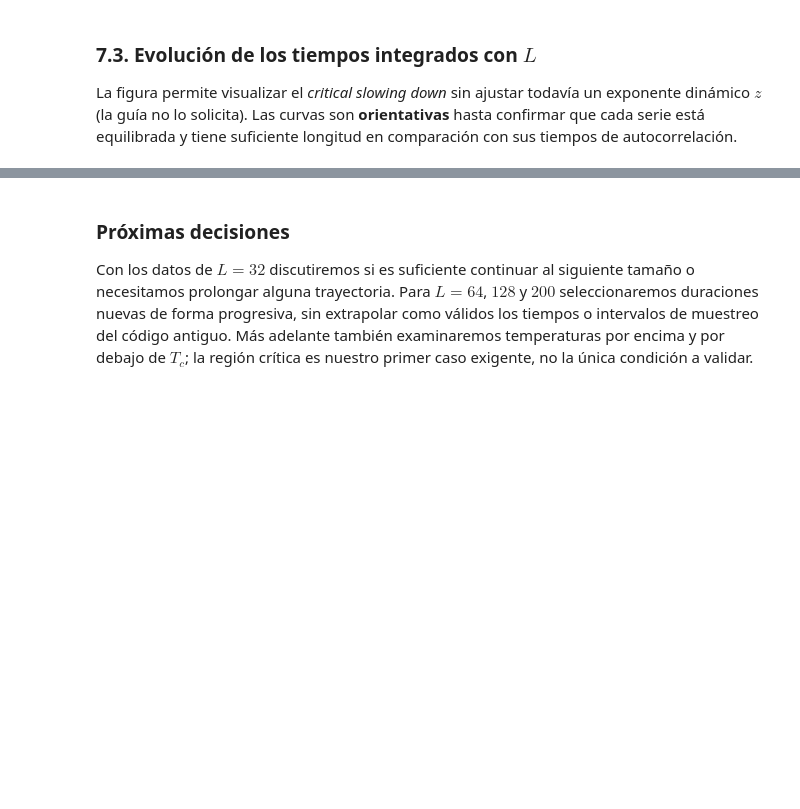
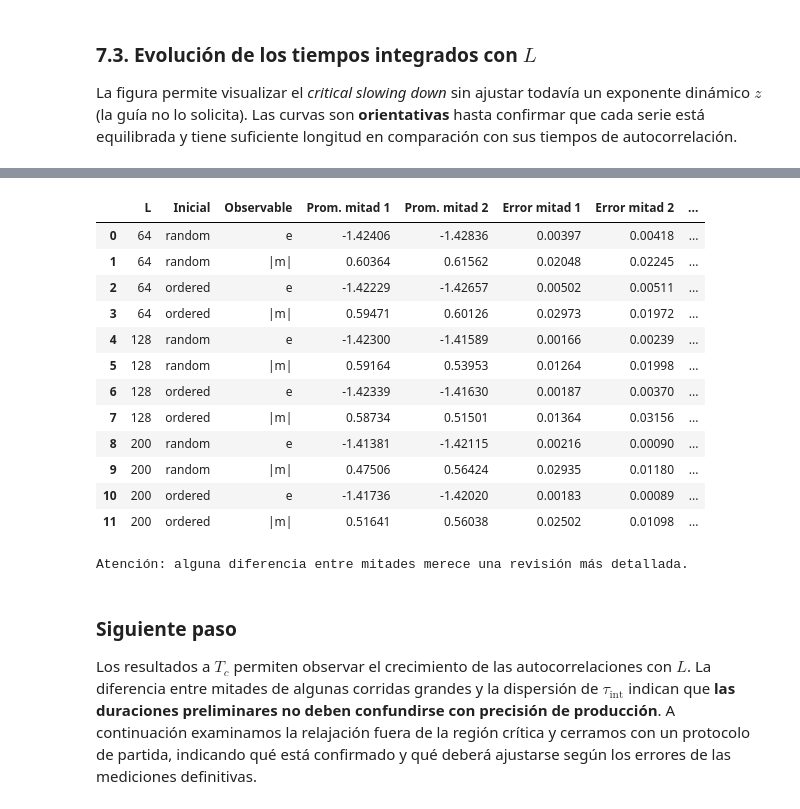
Before and after one commit to gonzaloangaut/IsingModel, a Jupyter notebook: analysis_preliminar.ipynb, the cells around one changed output, grey strips where cells are left out. Cells and saved outputs as stored; diff of their text form; code cells hidden in the pictures; blank space fills up the shorter version.

```diff
--- a/analysis_preliminar.ipynb
+++ b/analysis_preliminar.ipynb
@@ -641,4 +740,75 @@ else:
+# %%
+HALVES_DISCARD_FRACTION = 0.10
+halves_large_rows = []
+
+for L in STABILITY_SIZES:
+    for initial, selected in runs_by_L.get(L, {}).items():
+        df_full, dt = regular_series(selected["path"])
+        final_mcs = int(df_full["MCS"].iloc[-1])
+        discard_mcs = int(np.ceil(HALVES_DISCARD_FRACTION * final_mcs / dt) * dt)
+        tail = df_full[df_full["MCS"] >= discard_mcs]
+        half = len(tail) // 2
+        if half < 50:
+            print(f"L={L}, {initial}: serie corta para analizar por mitades")
+            continue
+        for obs, series in {
+            "e": tail["Energy_per_spin"],
+            "|m|": tail["Mag_per_spin"].abs(),
+        }.items():
+            x = series.to_numpy()
+            try:
+                first = estimate_correlated_mean(x[:half], dt)
+                second = estimate_correlated_mean(x[half:], dt)
+            except ValueError as exc:
+                print(f"L={L}, {initial}, {obs}: {exc}")
+                continue
+            combined_se = np.hypot(first["Error aprox."], second["Error aprox."])
+            z = abs(first["Promedio"] - second["Promedio"]) / combined_se if combined_se > 0 else np.nan
+            halves_large_rows.append({
+                "L": L, "Inicial": initial, "Observable": obs,
+                "Prom. mitad 1": first["Promedio"],
+                "Prom. mitad 2": second["Promedio"],
+                "Error mitad 1": first["Error aprox."],
+                "Error mitad 2": second["Error aprox."],
+                "Diferencia / error": z,
+                "tau mitad 1 (MCS)": first["tau_int (MCS)"],
+                "tau mitad 2 (MCS)": second["tau_int (MCS)"],
+                "N_eff mitad 1": first["N_eff aprox."],
+                "N_eff mitad 2": second["N_eff aprox."],
+                "Ventanas OK": first["Ventana OK"] and second["Ventana OK"],
+            })
+
+halves_large = pd.DataFrame(halves_large_rows)
+if halves_large.empty:
+    print("No hay suficientes series para comparar por mitades.")
+else:
+    display(halves_large.round({
+        "Prom. mitad 1": 5, "Prom. mitad 2": 5,
+        "Error mitad 1": 5, "Error mitad 2": 5,
+        "Diferencia / error": 2,
+        "tau mitad 1 (MCS)": 1, "tau mitad 2 (MCS)": 1,
+        "N_eff mitad 1": 1, "N_eff mitad 2": 1,
+    }))
+    if (~halves_large["Ventanas OK"]).any():
+        print("Advertencia: alguna ventana de autocorrelación quedó truncada.")
+    if (halves_large["Diferencia / error"] > 2.5).any():
+        print("Atención: alguna diferencia entre mitades merece una revisión más detallada.")
+# %% [output]
+|  | L | Inicial | Observable | Prom. mitad 1 | Prom. mitad 2 | Error mitad 1 | Error mitad 2 | ... |
+| 0 | 64 | random | e | -1.42406 | -1.42836 | 0.00397 | 0.00418 | ... |
+| 1 | 64 | random | |m| | 0.60364 | 0.61562 | 0.02048 | 0.02245 | ... |
+| 2 | 64 | ordered | e | -1.42229 | -1.42657 | 0.00502 | 0.00511 | ... |
+| 3 | 64 | ordered | |m| | 0.59471 | 0.60126 | 0.02973 | 0.01972 | ... |
+| 4 | 128 | random | e | -1.42300 | -1.41589 | 0.00166 | 0.00239 | ... |
+| 5 | 128 | random | |m| | 0.59164 | 0.53953 | 0.01264 | 0.01998 | ... |
+| 6 | 128 | ordered | e | -1.42339 | -1.41630 | 0.00187 | 0.00370 | ... |
+| 7 | 128 | ordered | |m| | 0.58734 | 0.51501 | 0.01364 | 0.03156 | ... |
+| 8 | 200 | random | e | -1.41381 | -1.42115 | 0.00216 | 0.00090 | ... |
+| 9 | 200 | random | |m| | 0.47506 | 0.56424 | 0.02935 | 0.01180 | ... |
+| 10 | 200 | ordered | e | -1.41736 | -1.42020 | 0.00183 | 0.00089 | ... |
+| 11 | 200 | ordered | |m| | 0.51641 | 0.56038 | 0.02502 | 0.01098 | ... |
+Atención: alguna diferencia entre mitades merece una revisión más detallada.
 # %% [markdown]
-### Próximas decisiones
+### Siguiente paso
 
-Con los datos de $L=32$ discutiremos si es suficiente continuar al siguiente tamaño o necesitamos prolongar alguna trayectoria. Para $L=64$, $128$ y $200$ seleccionaremos duraciones nuevas de forma progresiva, sin extrapolar como válidos los tiempos o intervalos de muestreo del código antiguo. Más adelante también examinaremos temperaturas por encima y por debajo de $T_c$; la región crítica es nuestro primer caso exigente, no la única condición a validar.
+Los resultados a $T_c$ permiten observar el crecimiento de las autocorrelaciones con $L$. La diferencia entre mitades de algunas corridas grandes y la dispersión de $\tau_{\mathrm{int}}$ indican que **las duraciones preliminares no deben confundirse con precisión de producción**. A continuación examinamos la relajación fuera de la región crítica y cerramos con un protocolo de partida, indicando qué está confirmado y qué deberá ajustarse según los errores de las mediciones definitivas.
```
Also changed, not shown: parts of 18 cells of this notebook, 36 other files.
